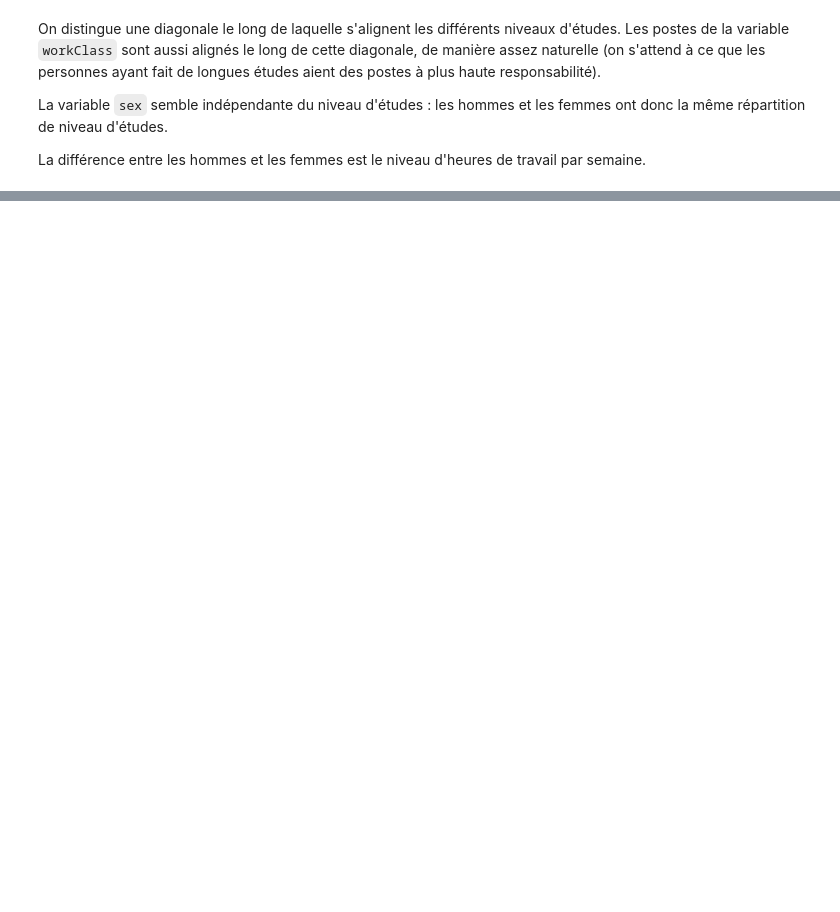
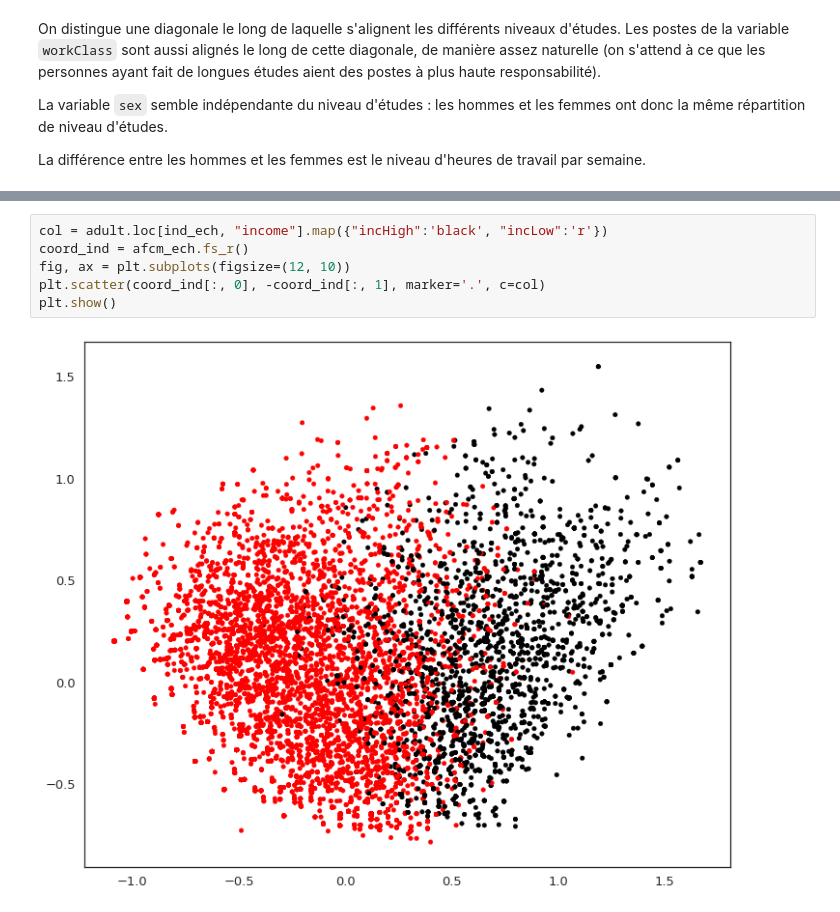
Before and after one commit to PaulCharnay/Exploration, a Jupyter notebook: Explo-Python-AdultCensus.ipynb, the cells around one changed output, grey strips where cells are left out. Drawn from its saved outputs; the diff is of its cells as text; blank space fills up the shorter version.

```diff
--- a/Explo-Python-AdultCensus.ipynb
+++ b/Explo-Python-AdultCensus.ipynb
@@ -743,0 +624,8 @@ plt.show()
+# %%
+col = adult.loc[ind_ech, "income"].map({"incHigh":'black', "incLow":'r'})
+coord_ind = afcm_ech.fs_r()
+fig, ax = plt.subplots(figsize=(12, 10))
+plt.scatter(coord_ind[:, 0], -coord_ind[:, 1], marker='.', c=col)
+plt.show()
+# %% [output]
+[figure, added]
```
Also changed, not shown: parts of 46 cells of this notebook.
